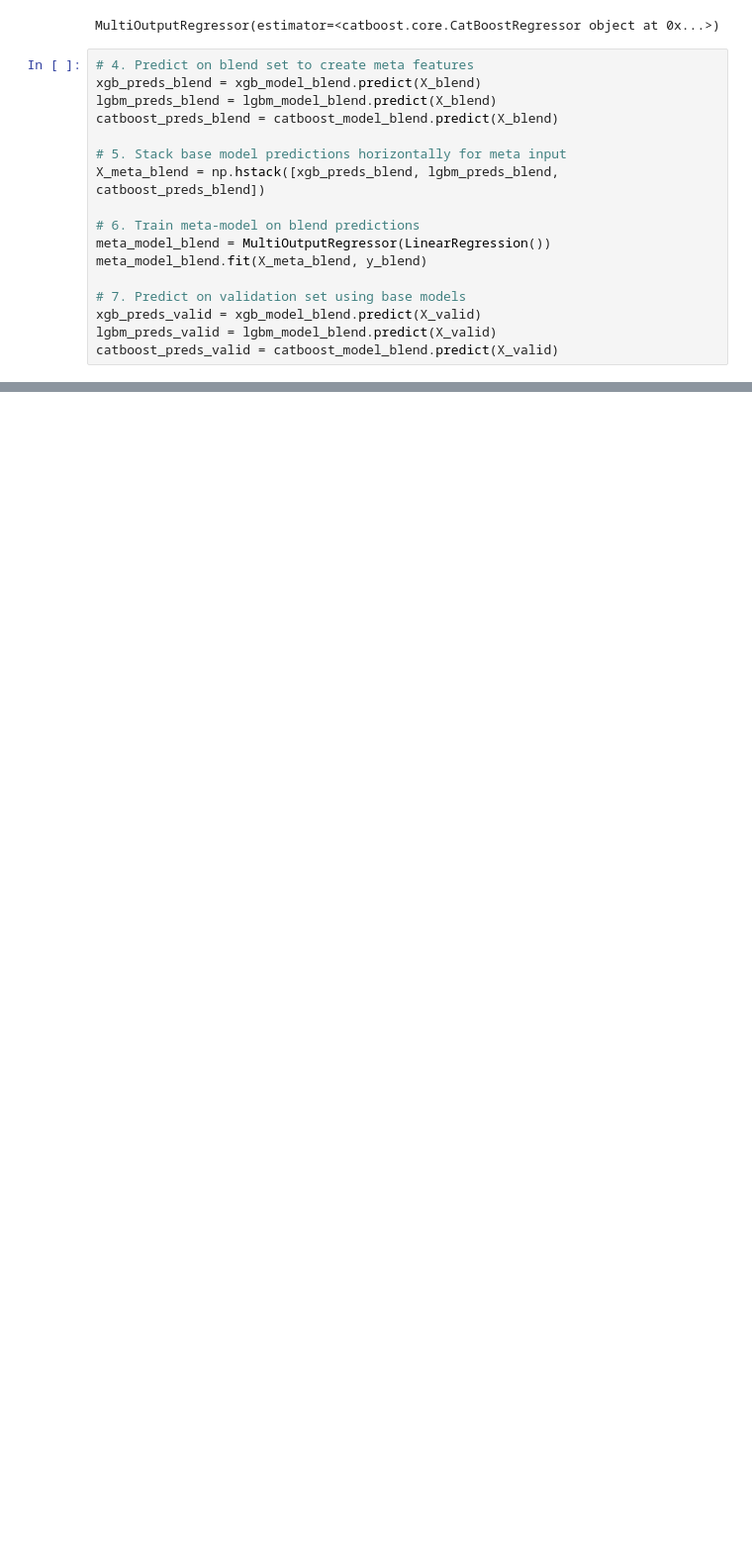
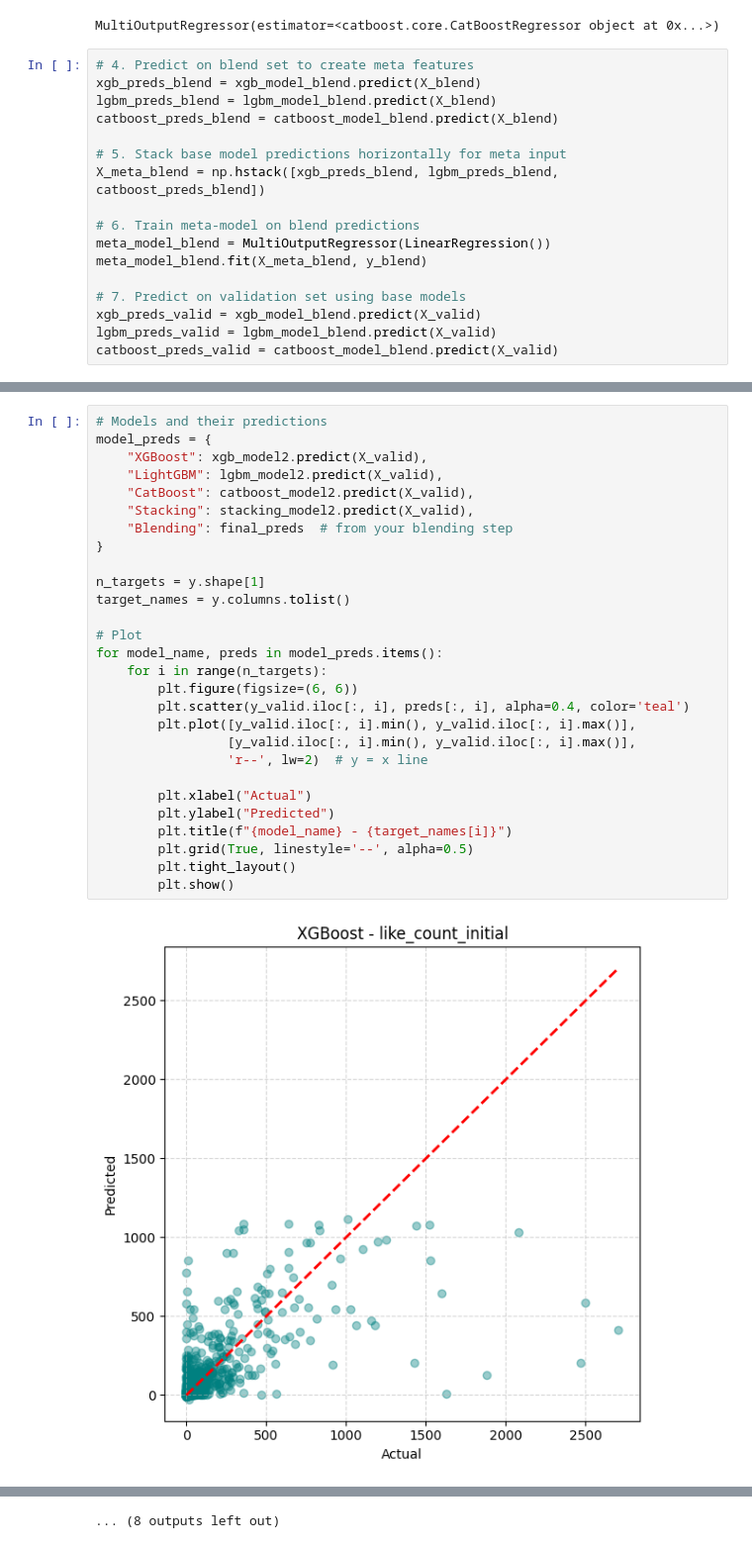
Before and after one commit to DonaldAadithiyan/YT-analytics, a Jupyter notebook: noteboooks/04_stacking_model_training.ipynb, the cells around one changed output, grey strips where cells are left out. Shown at 99% size. Saved outputs shown, nothing was run; the diff lists cells and outputs as text; blank space fills up the shorter version.

```diff
--- a/noteboooks/04_stacking_model_training.ipynb
+++ b/noteboooks/04_stacking_model_training.ipynb
@@ -567,0 +583,30 @@ Column 3: 289.4042
+# %%
+# Models and their predictions
+model_preds = {
+    "XGBoost": xgb_model2.predict(X_valid),
+    "LightGBM": lgbm_model2.predict(X_valid),
+    "CatBoost": catboost_model2.predict(X_valid),
+    "Stacking": stacking_model2.predict(X_valid),
+    "Blending": final_preds  # from your blending step
+}
+
+n_targets = y.shape[1]
+target_names = y.columns.tolist()
+
+# Plot
+for model_name, preds in model_preds.items():
+    for i in range(n_targets):
+        plt.figure(figsize=(6, 6))
+        plt.scatter(y_valid.iloc[:, i], preds[:, i], alpha=0.4, color='teal')
+        plt.plot([y_valid.iloc[:, i].min(), y_valid.iloc[:, i].max()],
+                 [y_valid.iloc[:, i].min(), y_valid.iloc[:, i].max()],
+                 'r--', lw=2)  # y = x line
+
+        plt.xlabel("Actual")
+        plt.ylabel("Predicted")
+        plt.title(f"{model_name} - {target_names[i]}")
+        plt.grid(True, linestyle='--', alpha=0.5)
+        plt.tight_layout()
+        plt.show()
+# %% [output]
+[figure, added]
@@ -567,0 +624 @@ Column 3: 289.4042
+... (8 outputs left out)
```
Also changed, not shown: parts of 26 cells of this notebook, 34 other files.
